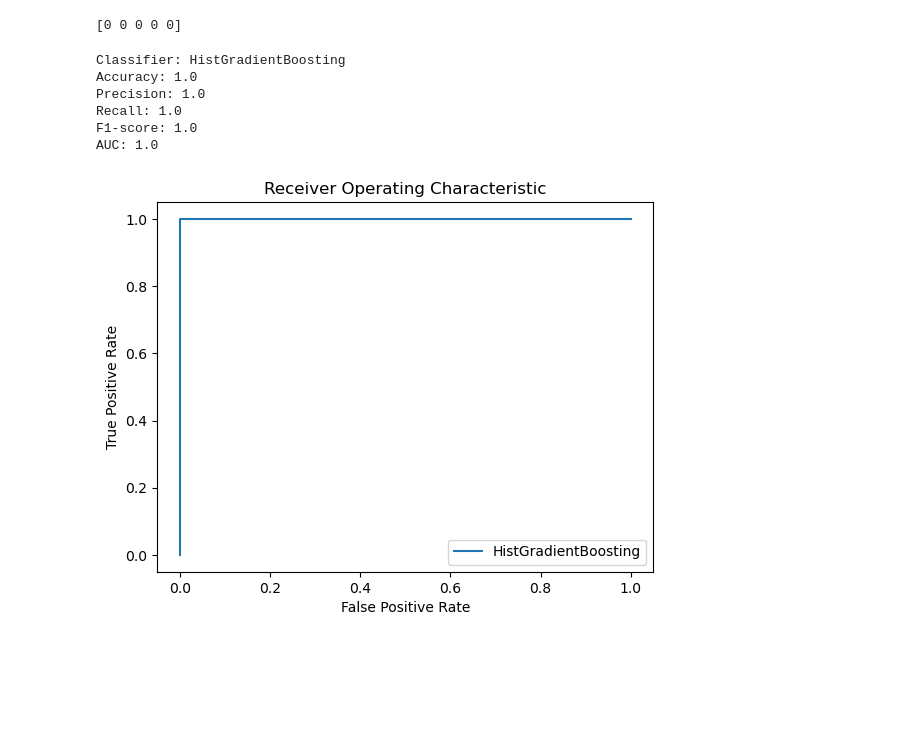
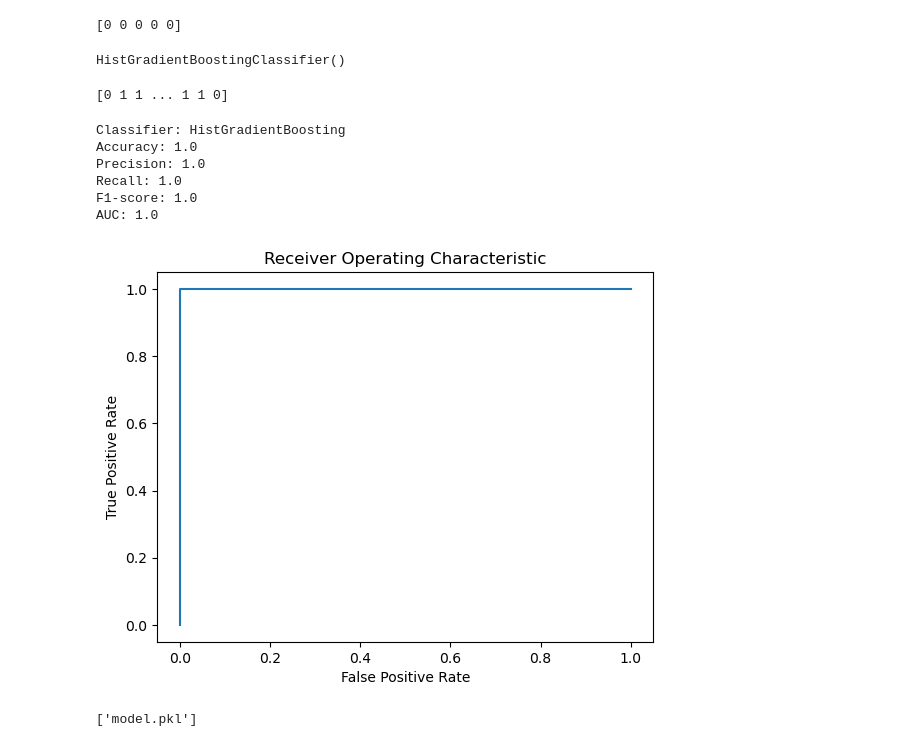
Before and after one commit to Elshaday1/Portscan-Detection-System, a Jupyter notebook: PortScanNew.ipynb, the cells around one changed output. Saved outputs shown, nothing was run; the diff lists cells and outputs as text; code cells hidden in the pictures; blank space fills up the shorter version.

```diff
--- a/PortScanNew.ipynb
+++ b/PortScanNew.ipynb
@@ -151,51 +152,53 @@ print(y[:5])
 # %%
 # STEP 3: Train-test split
 X_train, X_test, y_train, y_test = train_test_split(X_selected_features, y, test_size=0.2, random_state=42)
+# %%
+#initialize classifier
+clf = HistGradientBoostingClassifier()
+clf.fit(X_train.values, y_train)
+# %% [output]
+HistGradientBoostingClassifier()
+# %%
+#predict on ytest
+y_pred = clf.predict(X_test.values)
+print(y_pred)
+# %% [output]
+[0 1 1 ... 1 1 0]
 # %%
-# Initialize classifiers
-classifiers = [
-    ("HistGradientBoosting", HistGradientBoostingClassifier()),
-    ]
+accuracy = accuracy_score(y_test, y_pred)
+precision = precision_score(y_test, y_pred)
+recall = recall_score(y_test, y_pred)
+f1 = f1_score(y_test, y_pred)
 
-# Evaluate each classifier
-for name, classifier in classifiers:
-    classifier.fit(X_train, y_train)
-    y_pred = classifier.predict(X_test)
+#Calculate ROC curve and AUC
+y_scores = clf.predict_proba(X_test)[:, 1]
+fpr, tpr, _ = roc_curve(y_test, y_scores)
+roc_auc = roc_auc_score(y_test, y_scores)
 
-    # Calculate evaluation metrics
-    accuracy = accuracy_score(y_test, y_pred)
-    precision = precision_score(y_test, y_pred)
-    recall = recall_score(y_test, y_pred)
-    f1 = f1_score(y_test, y_pred)
+# Print evaluation metrics
+print("Classifier: HistGradientBoosting")
+print("Accuracy:", accuracy)
+print("Precision:", precision)
+print("Recall:", recall)
+print("F1-score:", f1)
+print("AUC:", roc_auc)
+print()
 
-    # Calculate ROC curve and AUC
-    y_scores = classifier.predict_proba(X_test)[:, 1]
-    fpr, tpr, _ = roc_curve(y_test, y_scores)
-    roc_auc = roc_auc_score(y_test, y_scores)
-
-    # Print evaluation metrics
-    print("Classifier:", name)
-    print("Accuracy:", accuracy)
-    print("Precision:", precision)
-    print("Recall:", recall)
-    print("F1-score:", f1)
-    print("AUC:", roc_auc)
-    print()
-
-    # Plot ROC curve
-    plt.plot(fpr, tpr, label=name)
-    plt.xlabel('False Positive Rate')
-    plt.ylabel('True Positive Rate')
-    plt.title('Receiver Operating Characteristic')
-    plt.legend(loc='lower right')
-    plt.show()
+# Plot ROC curve
+plt.plot(fpr, tpr)
+plt.xlabel('False Positive Rate')
+plt.ylabel('True Positive Rate')
+plt.title('Receiver Operating Characteristic')
+plt.show()
 # %% [output]
 Classifier: HistGradientBoosting
 Accuracy: 1.0
 Precision: 1.0
 Recall: 1.0
 F1-score: 1.0
 AUC: 1.0
-[figure, old version]
+[figure, new version]
 # %%
 joblib.dump(clf, 'model.pkl')
+# %% [output]
+['model.pkl']
```
Also changed, not shown: parts of 2 cells of this notebook.
